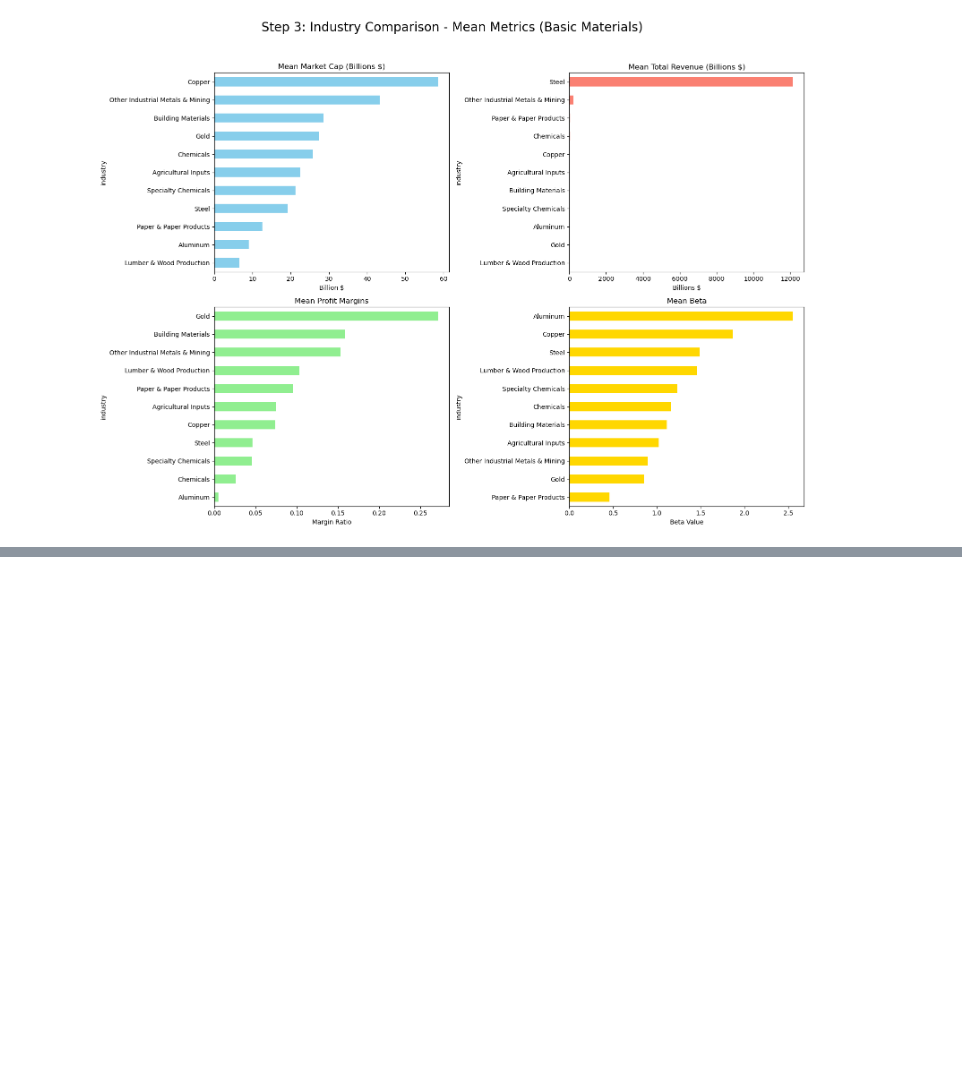
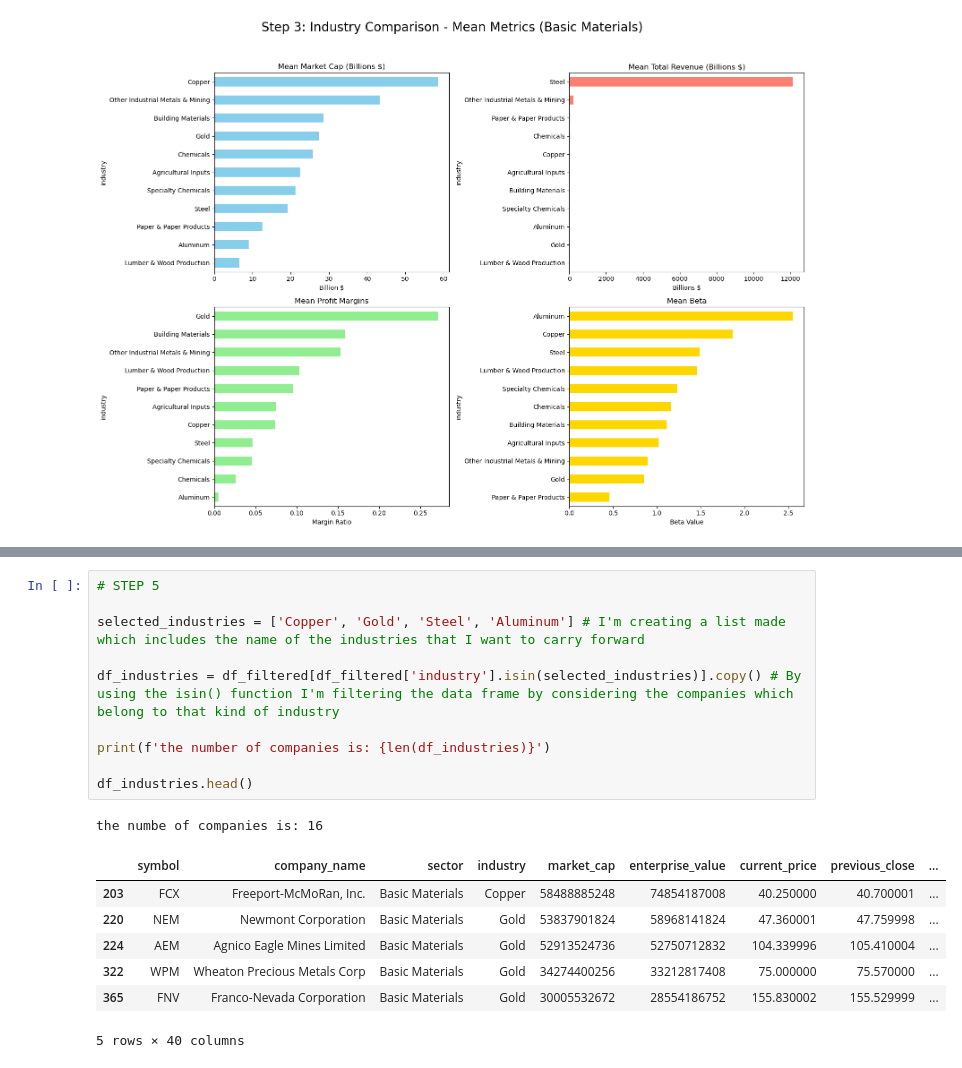
Before and after one commit to luc-nic/Luca-Nicolosi, a Jupyter notebook: Homework_1.ipynb, the cells around one changed output, grey strips where cells are left out. Saved outputs shown, nothing was run; the diff lists cells and outputs as text; blank space fills up the shorter version.

```diff
--- a/Homework_1.ipynb
+++ b/Homework_1.ipynb
@@ -126 +125,20 @@ plt.show()
 [figure]
+# %%
+# STEP 5
+
+selected_industries = ['Copper', 'Gold', 'Steel', 'Aluminum'] # I'm creating a list made which includes the name of the industries that I want to carry forward
+
+df_industries = df_filtered[df_filtered['industry'].isin(selected_industries)].copy() # By using the isin() function I'm filtering the data frame by considering the companies which belong to that kind of industry
+
+print(f'the number of companies is: {len(df_industries)}')
+
+df_industries.head()
+# %% [output]
+the numbe of companies is: 16
+|  | symbol | company_name | sector | industry | market_cap | enterprise_value | current_price | previous_close | ... |
+| 203 | FCX | Freeport-McMoRan, Inc. | Basic Materials | Copper | 58488885248 | 74854187008 | 40.250000 | 40.700001 | ... |
+| 220 | NEM | Newmont Corporation | Basic Materials | Gold | 53837901824 | 58968141824 | 47.360001 | 47.759998 | ... |
+| 224 | AEM | Agnico Eagle Mines Limited | Basic Materials | Gold | 52913524736 | 52750712832 | 104.339996 | 105.410004 | ... |
+| 322 | WPM | Wheaton Precious Metals Corp | Basic Materials | Gold | 34274400256 | 33212817408 | 75.000000 | 75.570000 | ... |
+| 365 | FNV | Franco-Nevada Corporation | Basic Materials | Gold | 30005532672 | 28554186752 | 155.830002 | 155.529999 | ... |
+5 rows × 40 columns
```
Also changed, not shown: parts of 3 cells of this notebook.
